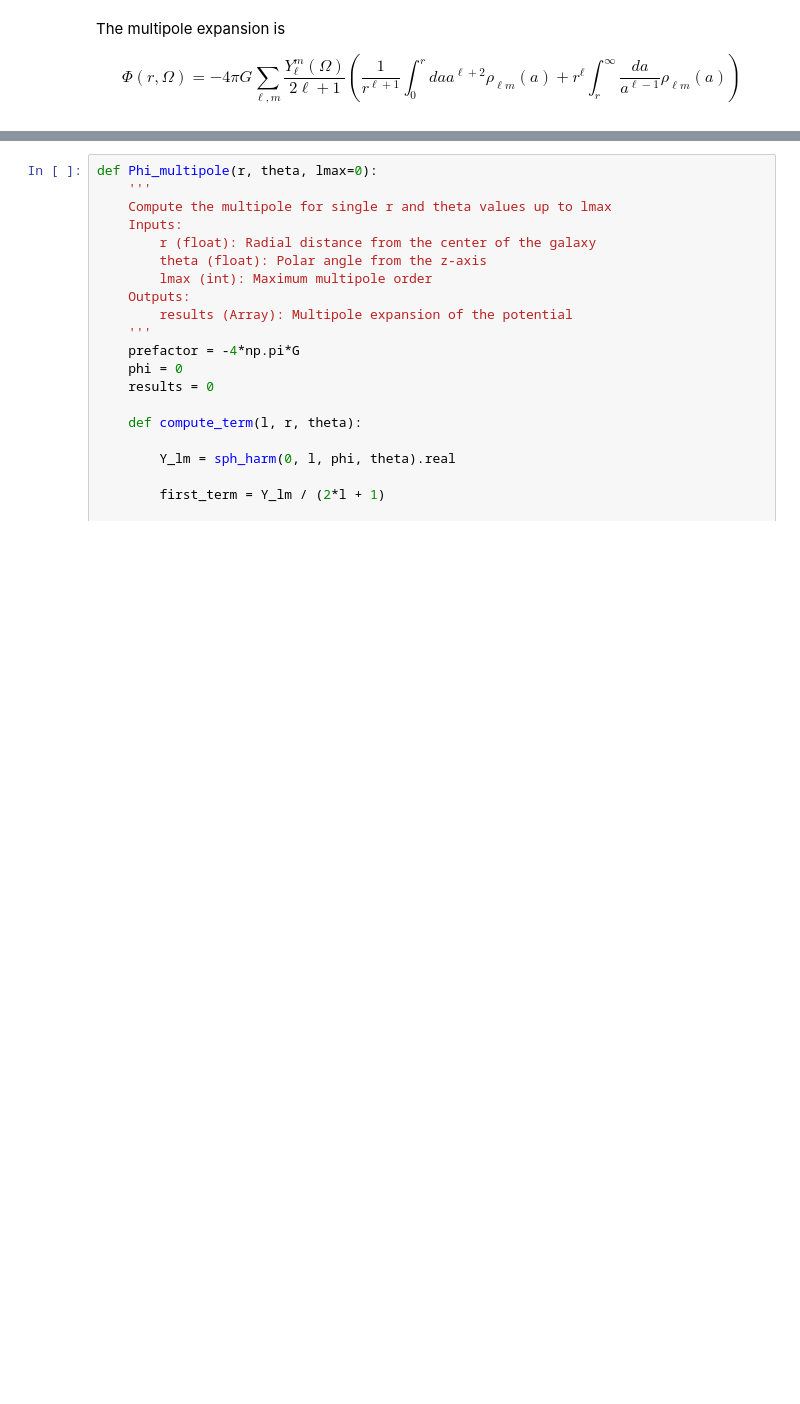
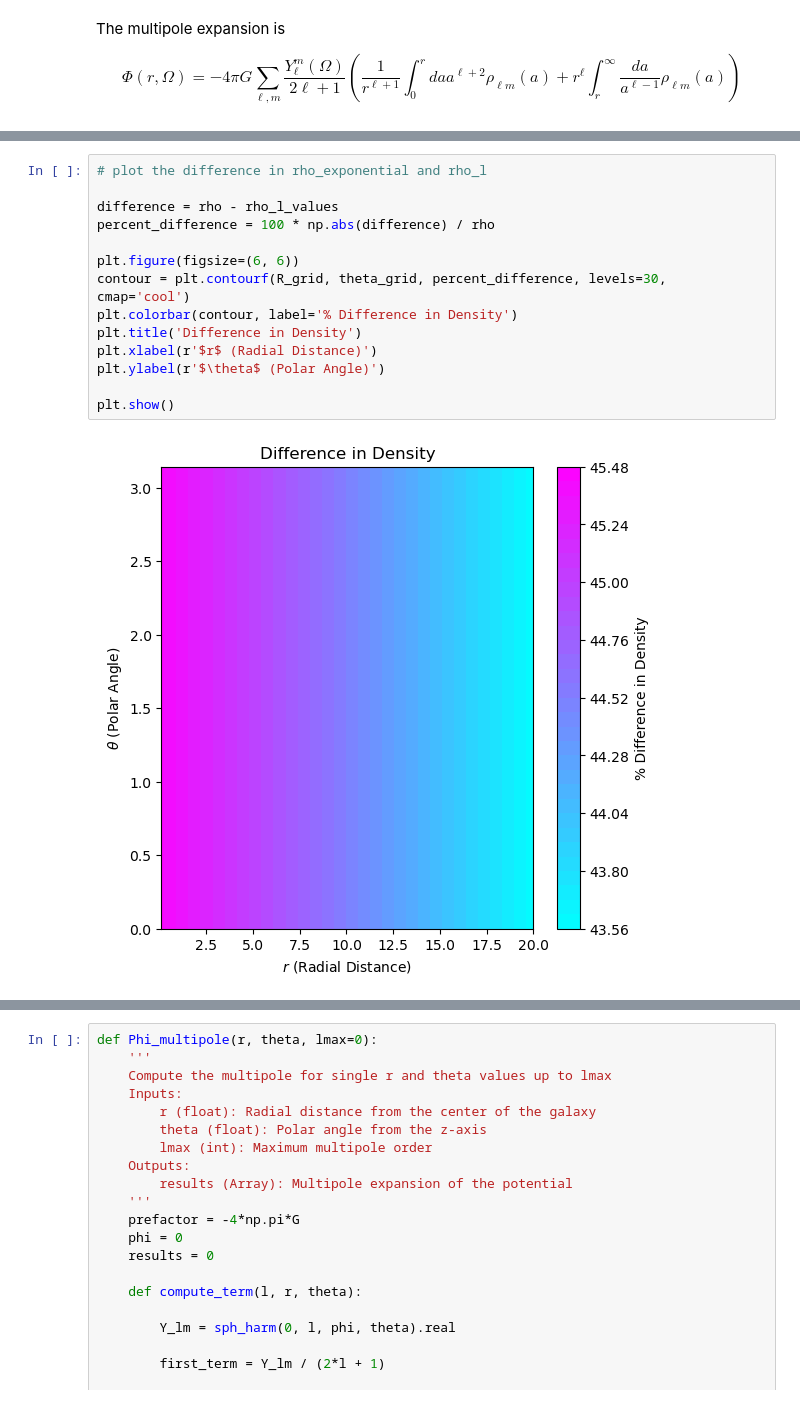
Before and after one commit to AdamSmithOrlik/galactic-dynamics, a Jupyter notebook: dev.ipynb, the cells around one changed output, grey strips where cells are left out. Saved outputs shown, nothing was run; the diff lists cells and outputs as text; blank space fills up the shorter version.

```diff
--- a/dev.ipynb
+++ b/dev.ipynb
@@ -74,0 +156,16 @@ rho_lm(2, 100, 100)
+# %%
+# plot the difference in rho_exponential and rho_l
+
+difference = rho - rho_l_values
+percent_difference = 100 * np.abs(difference) / rho
+
+plt.figure(figsize=(6, 6))
+contour = plt.contourf(R_grid, theta_grid, percent_difference, levels=30, cmap='cool')
+plt.colorbar(contour, label='% Difference in Density')
+plt.title('Difference in Density')
+plt.xlabel(r'$r$ (Radial Distance)')
+plt.ylabel(r'$\theta$ (Polar Angle)')
+
+plt.show()
+# %% [output]
+[figure, added]
```
Also changed, not shown: parts of 11 cells of this notebook.
